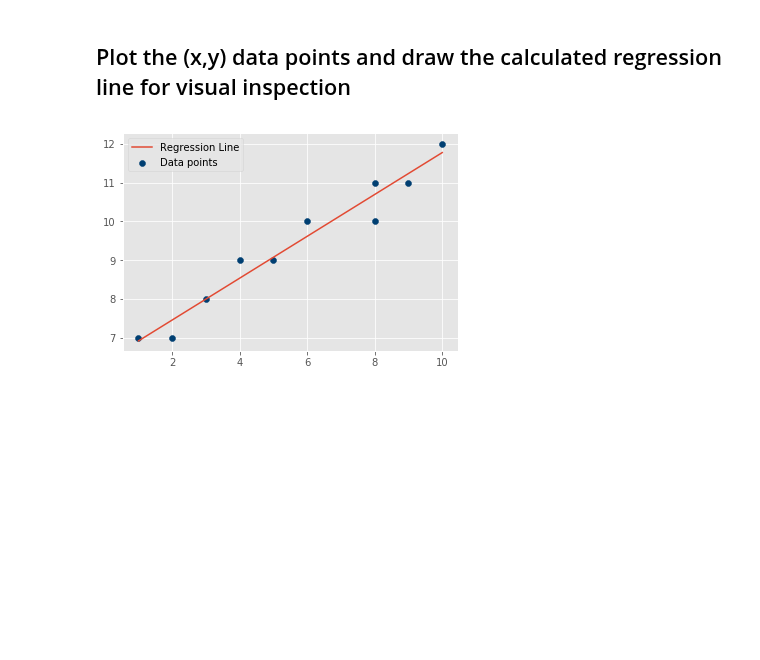
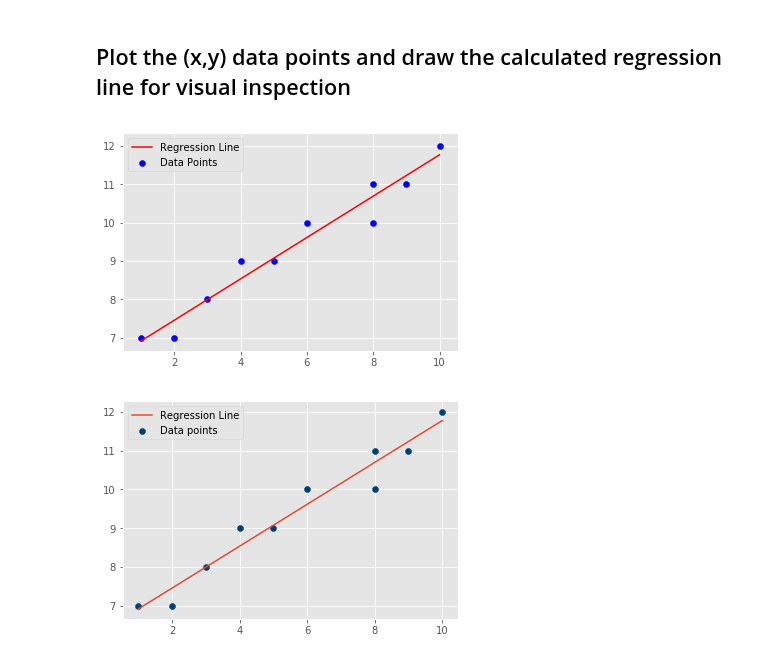
Before and after one commit to elenasm7/dsc-0-10-07-simple-linear-regression-lab-nyc-ds-career-012819, a Jupyter notebook: index.ipynb, the cells around one changed output. Drawn from its saved outputs; the diff is of its cells as text; code cells hidden in the pictures; blank space fills up the shorter version.

```diff
--- a/index.ipynb
+++ b/index.ipynb
@@ -119,8 +119,10 @@ regression_line = reg_line(m,b,X)
 # %%
 plt.plot(X,regression_line,color='red',label='Regression Line')
 plt.scatter(X,Y,color='blue',label='Data Points')
 plt.legend()
-plt
+plt.show();
+# %% [output]
+[figure, added]
 # %%
 # Plot data and regression line
 # %% [output]
```
